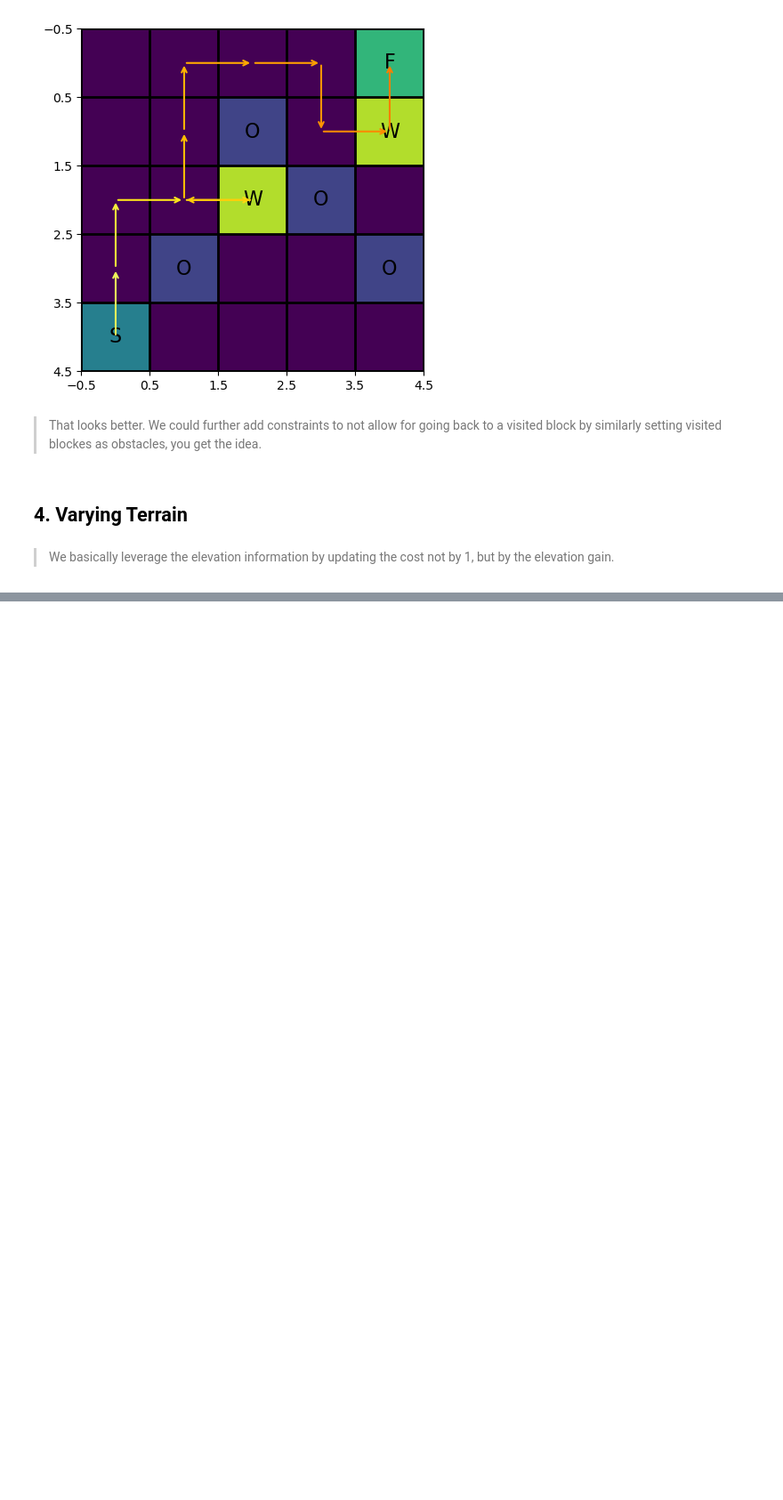
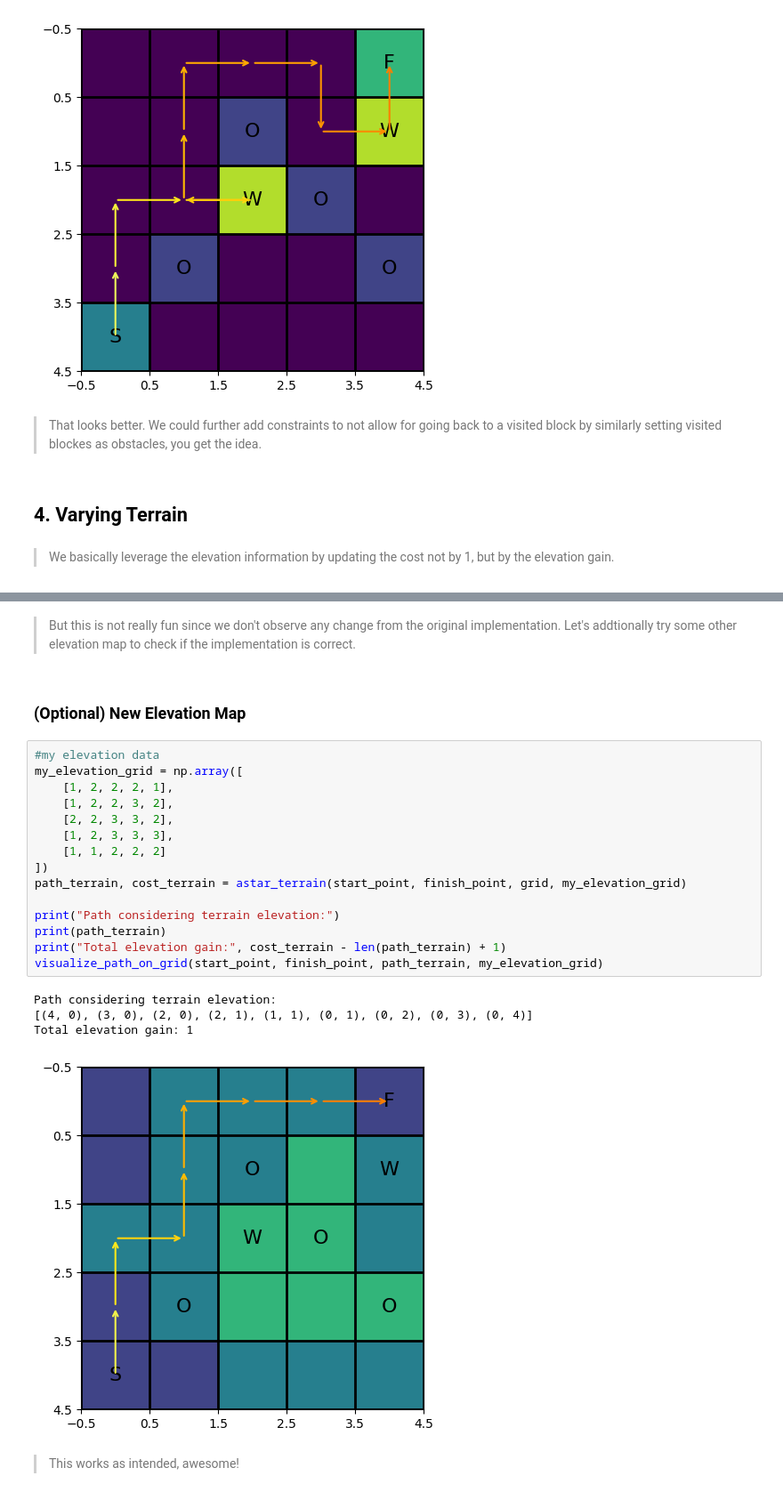
Before and after one commit to josef5838/Path_Planning, a Jupyter notebook: A_star.ipynb, the cells around one changed output, grey strips where cells are left out. Shown at 89% size. Saved outputs shown, nothing was run; the diff lists cells and outputs as text; blank space fills up the shorter version.

```diff
--- a/A_star.ipynb
+++ b/A_star.ipynb
@@ -498 +463,28 @@ Total elevation gain: 8
 [figure]
+# %% [markdown]
+> But this is not really fun since we don't observe any change from the original implementation.</br>
+> Let's addtionally try some other elevation map to check if the implementation is correct.
+# %% [markdown]
+### (Optional) New Elevation Map
+# %%
+#my elevation data
+my_elevation_grid = np.array([
+    [1, 2, 2, 2, 1],
+    [1, 2, 2, 3, 2],
+    [2, 2, 3, 3, 2],
+    [1, 2, 3, 3, 3],
+    [1, 1, 2, 2, 2]
+])
+path_terrain, cost_terrain = astar_terrain(start_point, finish_point, grid, my_elevation_grid)
+
+print("Path considering terrain elevation:")
+print(path_terrain)
+print("Total elevation gain:", cost_terrain - len(path_terrain) + 1)
+visualize_path_on_grid(start_point, finish_point, path_terrain, my_elevation_grid)
+# %% [output]
+Path considering terrain elevation:
+[(4, 0), (3, 0), (2, 0), (2, 1), (1, 1), (0, 1), (0, 2), (0, 3), (0, 4)]
+Total elevation gain: 1
+[figure, added]
+# %% [markdown]
+> This works as intended, awesome!
```
Also changed, not shown: parts of 4 cells of this notebook, 1 other file.
